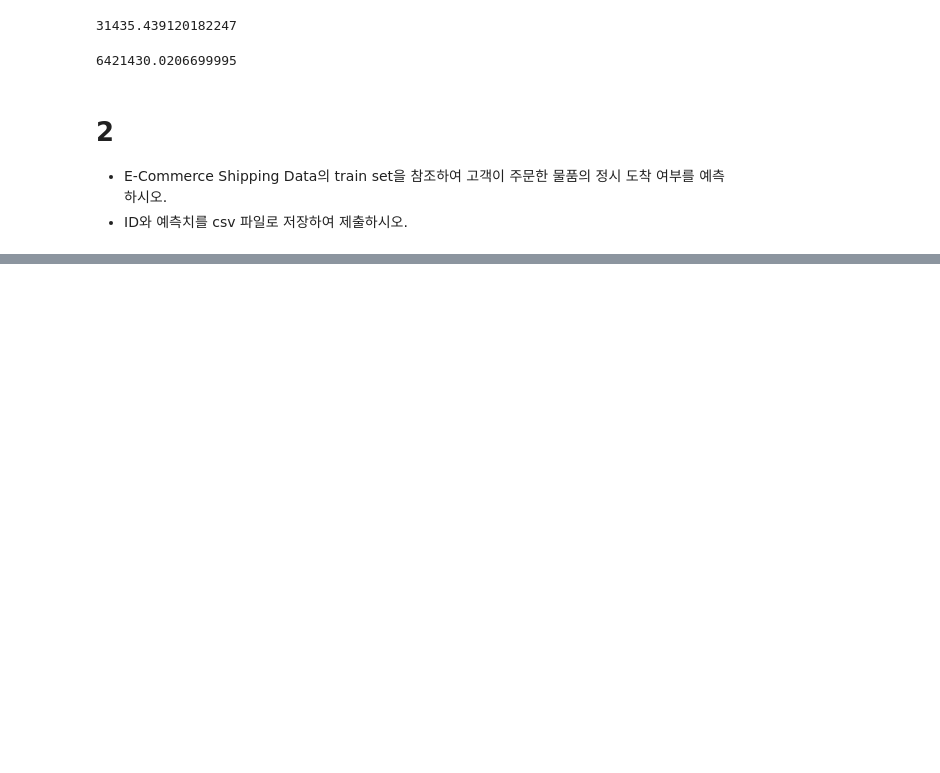
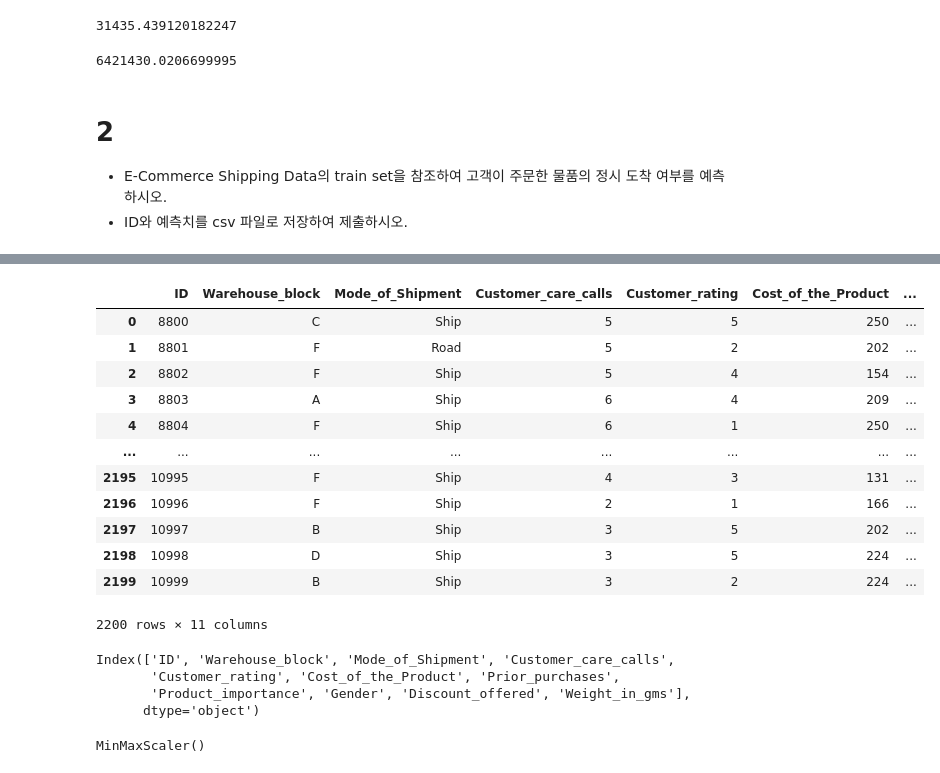
Before and after one commit to Hongbi-Kim/Machine-Learning, a Jupyter notebook: 빅분기/2회_작업형_기출.ipynb, the cells around one changed output, grey strips where cells are left out. Drawn from its saved outputs; the diff is of its cells as text; code cells hidden in the pictures; blank space fills up the shorter version.

```diff
--- a/빅분기/2회_작업형_기출.ipynb
+++ b/빅분기/2회_작업형_기출.ipynb
@@ -154,6 +154,6 @@ df[df['charges'] >= sol]['charges'].sum()
 - E-Commerce Shipping Data의 train set을 참조하여 고객이 주문한 물품의 정시 도착 여부를 예측하시오.
 - ID와 예측치를 csv 파일로 저장하여 제출하시오.
 # %%
-X_test = pd.read_csv("./data/X_test.csv")
-X_train = pd.read_csv("./data/X_train.csv")
-y_train = pd.read_csv("./data/y_train.csv")
+test = pd.read_csv("./data/X_test.csv")
+X = pd.read_csv("./data/X_train.csv")
+y = pd.read_csv("./data/y_train.csv")
@@ -195,0 +192,23 @@ X_train_cat = pd.get_dummies(X_train[['Warehouse_block', 'Mode_of_Shipment', 'Pr
+# %%
+test
+# %% [output]
+|  | ID | Warehouse_block | Mode_of_Shipment | Customer_care_calls | Customer_rating | Cost_of_the_Product | ... |
+| 0 | 8800 | C | Ship | 5 | 5 | 250 | ... |
+| 1 | 8801 | F | Road | 5 | 2 | 202 | ... |
+| 2 | 8802 | F | Ship | 5 | 4 | 154 | ... |
+| 3 | 8803 | A | Ship | 6 | 4 | 209 | ... |
+| 4 | 8804 | F | Ship | 6 | 1 | 250 | ... |
+| ... | ... | ... | ... | ... | ... | ... | ... |
+| 2195 | 10995 | F | Ship | 4 | 3 | 131 | ... |
+| 2196 | 10996 | F | Ship | 2 | 1 | 166 | ... |
+| 2197 | 10997 | B | Ship | 3 | 5 | 202 | ... |
+| 2198 | 10998 | D | Ship | 3 | 5 | 224 | ... |
+| 2199 | 10999 | B | Ship | 3 | 2 | 224 | ... |
+2200 rows × 11 columns
+# %%
+X.columns
+# %% [output]
+Index(['ID', 'Warehouse_block', 'Mode_of_Shipment', 'Customer_care_calls',
+       'Customer_rating', 'Cost_of_the_Product', 'Prior_purchases',
+       'Product_importance', 'Gender', 'Discount_offered', 'Weight_in_gms'],
+      dtype='object')
@@ -195,0 +227,5 @@ X_train_cat = pd.get_dummies(X_train[['Warehouse_block', 'Mode_of_Shipment', 'Pr
+# %%
+minmax = MinMaxScaler()
+minmax.fit(X_num)
+# %% [output]
+MinMaxScaler()
```
Also changed, not shown: parts of 23 cells of this notebook.
